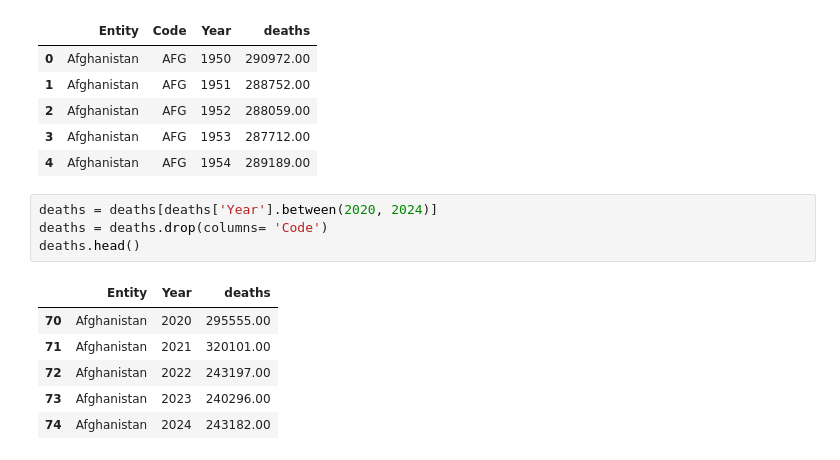
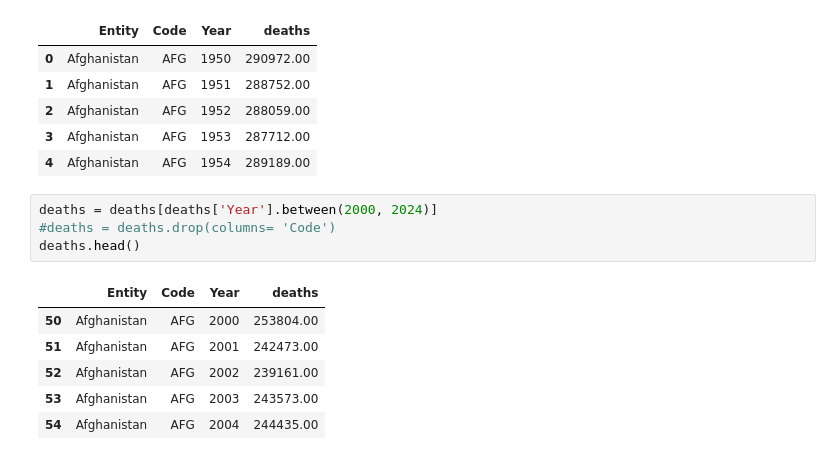
Before and after one commit to erindepree/project4, a Jupyter notebook: code/ken.ipynb, the cells around one changed output. Drawn from its saved outputs; the diff is of its cells as text.

```diff
--- a/code/ken.ipynb
+++ b/code/ken.ipynb
@@ -94,14 +100,14 @@ deaths.head(5)
 | 3 | Afghanistan | AFG | 1953 | 287712.00 |
 | 4 | Afghanistan | AFG | 1954 | 289189.00 |
 # %%
-deaths = deaths[deaths['Year'].between(2020, 2024)]
-deaths = deaths.drop(columns= 'Code')
+deaths = deaths[deaths['Year'].between(2000, 2024)]
+#deaths = deaths.drop(columns= 'Code')
 deaths.head()
 # %% [output]
-|  | Entity | Year | deaths |
-| 70 | Afghanistan | 2020 | 295555.00 |
-| 71 | Afghanistan | 2021 | 320101.00 |
-| 72 | Afghanistan | 2022 | 243197.00 |
-| 73 | Afghanistan | 2023 | 240296.00 |
-| 74 | Afghanistan | 2024 | 243182.00 |
+|  | Entity | Code | Year | deaths |
+| 50 | Afghanistan | AFG | 2000 | 253804.00 |
+| 51 | Afghanistan | AFG | 2001 | 242473.00 |
+| 52 | Afghanistan | AFG | 2002 | 239161.00 |
+| 53 | Afghanistan | AFG | 2003 | 243573.00 |
+| 54 | Afghanistan | AFG | 2004 | 244435.00 |
 # %%
```
Also changed, not shown: parts of 20 cells of this notebook, 8 other files.
